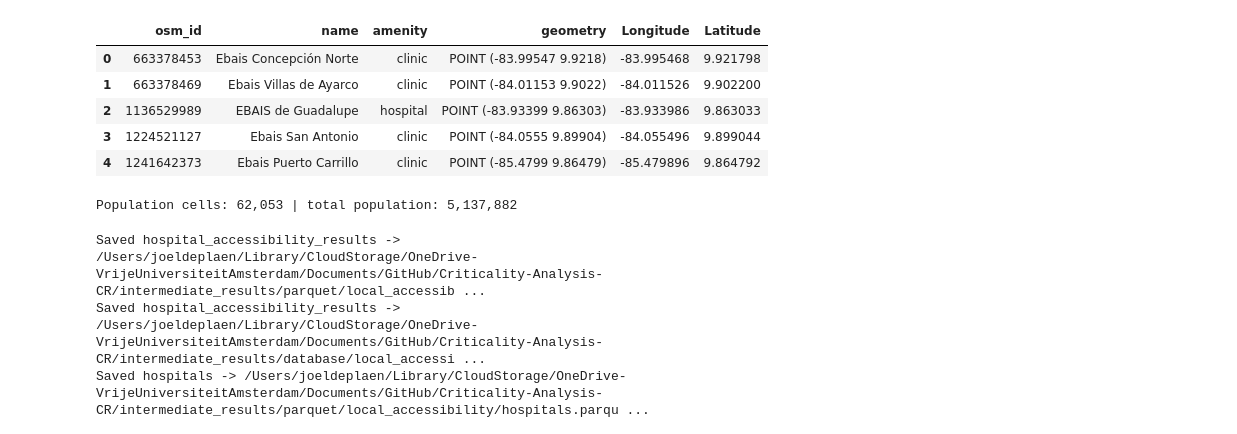
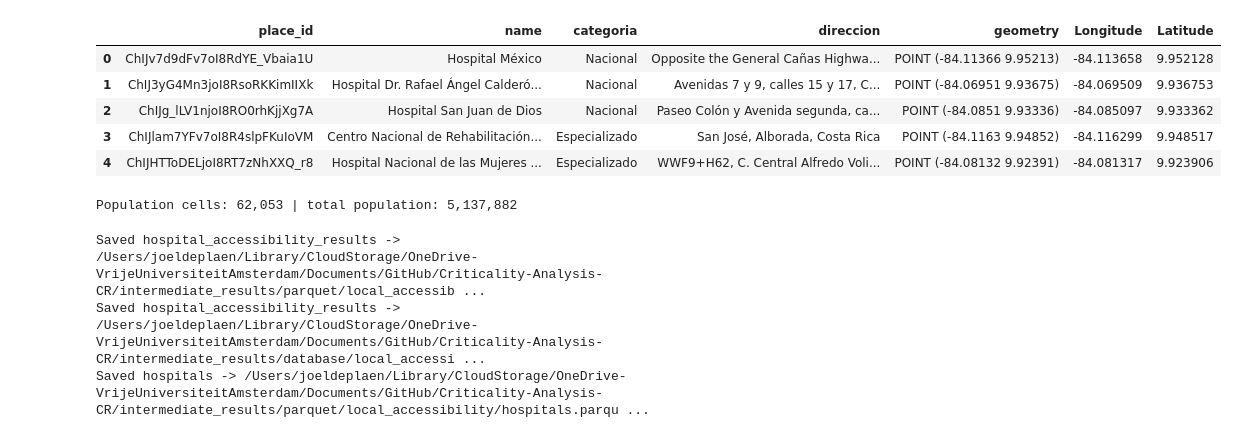
Before and after one commit to joel-deplaen-ivm/Criticality-Analysis-CR, a Jupyter notebook: notebooks/3d_Baseline_Accesibility_Analysis-hospital_CR.ipynb, the cells around one changed output. Drawn from its saved outputs; the diff is of its cells as text; code cells hidden in the pictures.

```diff
--- a/notebooks/3d_Baseline_Accesibility_Analysis-hospital_CR.ipynb
+++ b/notebooks/3d_Baseline_Accesibility_Analysis-hospital_CR.ipynb
@@ -60,7 +66,7 @@ intermediate_path = BASE_DIR / "intermediate_results"
 # Inputs
 path_road_network = intermediate_path / "gpkg" / "network" / "main_network_directed.gpkg"  # from 1b
 path_population = data_path / "cri_pd_2020_1km_UNadj_ASCII_XYZ.csv"  # WorldPop 1 km density grid
-path_osm = data_path / "costa-rica-260713.osm.pbf"  # hospitals + clinics come from OSM
+path_hospitals = data_path / "salud" / "hospitales_cr.shp"  # official hospital register (WGS84 points)
 
 # Outputs
 figure_dir = BASE_DIR / "figures"
@@ -68,7 +74,7 @@ parquet_dir = intermediate_path / "parquet" / "local_accessibility"
 gdb_path = intermediate_path / "database" / "local_accessibility" / "local_accessibility.gdb"
 output_crs = "EPSG:8908"  # CR-SIRGAS / CRTM05 (metres) — same working CRS as notebooks 1b/2
 
-for p in (path_road_network, path_population, path_osm):
+for p in (path_road_network, path_population, path_hospitals):
     if not p.exists():
         raise FileNotFoundError(
             f"Missing input: {p}\n"
@@ -76,68 +82,35 @@ for p in (path_road_network, path_population, path_osm):
             "('Always keep on this device') — cloud placeholders cannot be opened."
         )
 # %%
-import re
-
 import geopandas as gpd
 import pandas as pd
 
-# OSM health facilities — extracted from the Costa Rica OSM extract.
-# Facilities live in the "points" layer (single OSM nodes) and the
-# "multipolygons" layer (buildings/grounds), not in "lines".
-# "clinic" captures the CCSS clínicas / EBAIS alongside the hospitals,
-# mirroring the hospitals-plus-health-centres scope of the Serbia analysis.
-amenity_types = ["hospital", "clinic"]
+# Hospitals come from the official Costa Rican hospital register, geocoded with
+# Google Places (one `place_id` per facility) and delivered as a WGS84 point
+# shapefile. This replaces the OSM `amenity=hospital`/`clinic` extraction used in
+# 3d_..._hospital_OSM_CR: the register is hospitals ONLY, so the primary-care
+# EBAIS points in input_files/salud/ebais_cr.shp are not part of this run.
+hospitals = gpd.read_file(path_hospitals)
+assert hospitals.crs is not None and hospitals.crs.to_epsg() == 4326, (
+    f"Expected EPSG:4326, found {hospitals.crs}"
+)
 
-def _extract_value(text, key):
-    """
-    Parse the value of a specific key from a semi-structured OSM tag string.
+# Keep only records whose geocoding resolved (`estado == "OK"`) and drop repeats
+# of the same Google place (a hospital listed twice under different names).
+n_raw = len(hospitals)
+hospitals = hospitals[hospitals["estado"] == "OK"]
+hospitals = hospitals.drop_duplicates(subset="place_id").reset_index(drop=True)
 
-    Args:
-        text (str): Raw OSM `other_tags` string.
-        key (str): Key to extract value for.
-
-    Returns:
-        str or None: Extracted value or None.
-    """
-    pattern = rf'"{key}"=>"([^"]+)"'
-    try:
-        match = re.search(pattern, text)
-        if match:
-            return match.group(1)
-        return None
-    except Exception:
-        return None
-
-# Facilities mapped as single OSM nodes — `amenity` sits inside `other_tags`
-points = gpd.read_file(path_osm, layer="points")
-points["amenity"] = points["other_tags"].apply(lambda x: _extract_value(x, "amenity"))
-hospital_points = points[points["amenity"].isin(amenity_types)]
-hospital_points = hospital_points[["osm_id", "name", "amenity", "geometry"]]
-
-# Facilities mapped as building/grounds polygons — `amenity` is a real column here
-polygons = gpd.read_file(path_osm, layer="multipolygons")
-hospital_polygons = polygons[polygons["amenity"].isin(amenity_types)].copy()
-hospital_polygons["osm_id"] = hospital_polygons["osm_id"].fillna(
-    hospital_polygons["osm_way_id"]
-)
-hospital_polygons["geometry"] = hospital_polygons.representative_point()
-hospital_polygons = hospital_polygons[["osm_id", "name", "amenity", "geometry"]]
-
-# Combine both geometry types into a single point layer (EPSG:4326)
-hospitals = gpd.GeoDataFrame(
-    pd.concat([hospital_points, hospital_polygons], ignore_index=True),
-    geometry="geometry",
-    crs="EPSG:4326",
-)
+# `place_id` is the stable per-facility id used as the sink identifier below;
+# `nombre_goo` is the Google-resolved name, `nombre_bus` the searched name.
+hospitals["name"] = hospitals["nombre_goo"].fillna(hospitals["nombre_bus"])
+hospitals = hospitals[["place_id", "name", "categoria", "direccion", "geometry"]]
 
 # Longitude/Latitude columns to match the sink layout used by the Serbia inputs
 hospitals["Longitude"] = hospitals.geometry.x
 hospitals["Latitude"] = hospitals.geometry.y
 
-print(
-    f"{len(hospitals)} health facilities "
-    f"({len(hospital_points)} points, {len(hospital_polygons)} polygons)"
-)
-print(hospitals["amenity"].value_counts().to_string())
+print(f"{len(hospitals)} hospitals kept out of {n_raw} register records")
+print(hospitals["categoria"].value_counts().to_string())
 hospitals.head()
 # %% [output]
@@ -148,9 +123,9 @@ hospital     117
-|  | osm_id | name | amenity | geometry | Longitude | Latitude |
-| 0 | 663378453 | Ebais Concepción Norte | clinic | POINT (-83.99547 9.9218) | -83.995468 | 9.921798 |
-| 1 | 663378469 | Ebais Villas de Ayarco | clinic | POINT (-84.01153 9.9022) | -84.011526 | 9.902200 |
-| 2 | 1136529989 | EBAIS de Guadalupe | hospital | POINT (-83.93399 9.86303) | -83.933986 | 9.863033 |
-| 3 | 1224521127 | Ebais San Antonio | clinic | POINT (-84.0555 9.89904) | -84.055496 | 9.899044 |
-| 4 | 1241642373 | Ebais Puerto Carrillo | clinic | POINT (-85.4799 9.86479) | -85.479896 | 9.864792 |
+|  | place_id | name | categoria | direccion | geometry | Longitude | Latitude |
+| 0 | ChIJv7d9dFv7oI8RdYE_Vbaia1U | Hospital México | Nacional | Opposite the General Cañas Highwa... | POINT (-84.11366 9.95213) | -84.113658 | 9.952128 |
+| 1 | ChIJ3yG4Mn3joI8RsoRKKimIIXk | Hospital Dr. Rafael Ángel Calderó... | Nacional | Avenidas 7 y 9, calles 15 y 17, C... | POINT (-84.06951 9.93675) | -84.069509 | 9.936753 |
+| 2 | ChIJg_lLV1njoI8RO0rhKjjXg7A | Hospital San Juan de Dios | Nacional | Paseo Colón y Avenida segunda, ca... | POINT (-84.0851 9.93336) | -84.085097 | 9.933362 |
+| 3 | ChIJlam7YFv7oI8R4slpFKuIoVM | Centro Nacional de Rehabilitación... | Especializado | San José, Alborada, Costa Rica | POINT (-84.1163 9.94852) | -84.116299 | 9.948517 |
+| 4 | ChIJHTToDELjoI8RT7zNhXXQ_r8 | Hospital Nacional de las Mujeres ... | Especializado | WWF9+H62, C. Central Alfredo Voli... | POINT (-84.08132 9.92391) | -84.081317 | 9.923906 |
 # %%
 # Calibri is not installed on every machine (e.g. macOS); fall back quietly.
 import matplotlib.font_manager as fm
```
Also changed, not shown: parts of 5 cells of this notebook, 24 other files.
